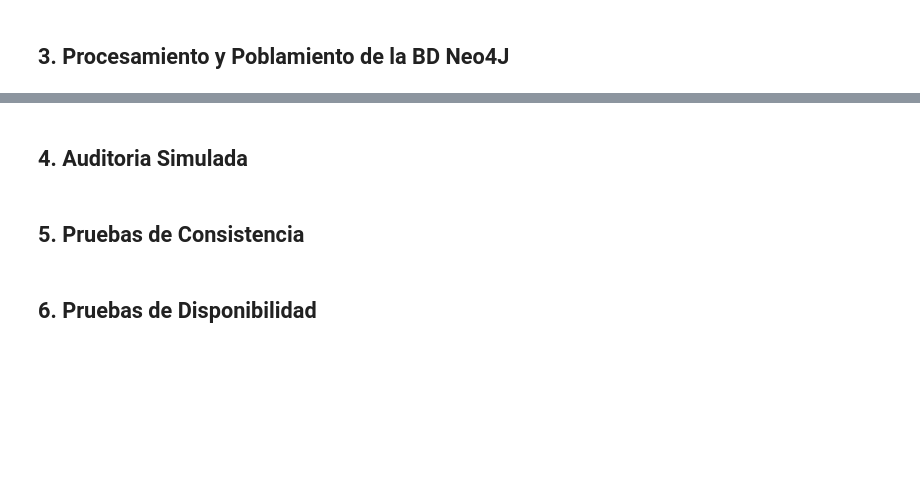
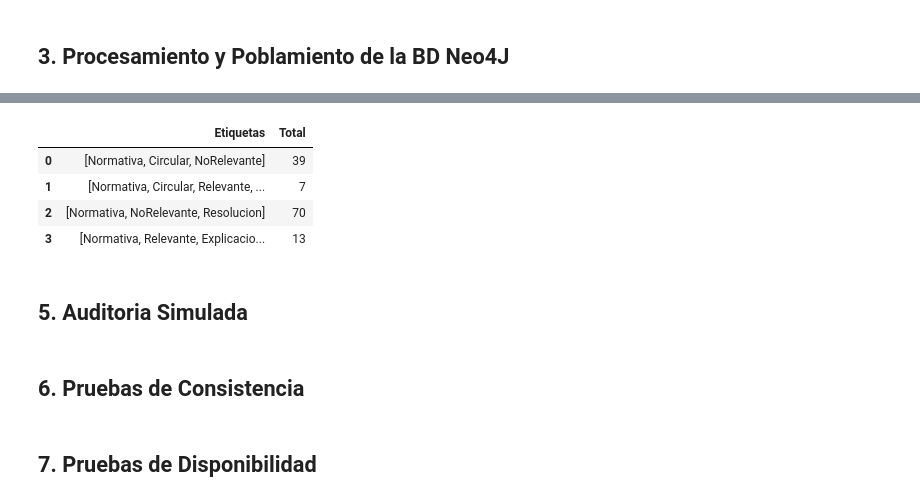
Before and after one commit to moriciii3/laboratorio-bbdda, a Jupyter notebook: lab-3/notebook.ipynb, the cells around one changed output, grey strips where cells are left out. Saved outputs shown, nothing was run; the diff lists cells and outputs as text; code cells hidden in the pictures; blank space fills up the shorter version.

```diff
--- a/lab-3/notebook.ipynb
+++ b/lab-3/notebook.ipynb
@@ -114,6 +313,20 @@ for index, row in df.iterrows():
+# %%
+# Consulta de control: Cuenta cuántos nodos hay por cada etiqueta existente
+q_control = """
+MATCH (n:Normativa)
+RETURN labels(n) AS Etiquetas, count(n) AS Total
+"""
+df_control = pd.DataFrame([r.data() for r in session.run(q_control)])
+df_control
+# %% [output]
+|  | Etiquetas | Total |
+| 0 | [Normativa, Circular, NoRelevante] | 39 |
+| 1 | [Normativa, Circular, Relevante, ... | 7 |
+| 2 | [Normativa, NoRelevante, Resolucion] | 70 |
+| 3 | [Normativa, Relevante, Explicacio... | 13 |
 # %% [markdown]
-## 4. Auditoria Simulada
+## 5. Auditoria Simulada
 # %% [markdown]
-## 5. Pruebas de Consistencia
+## 6. Pruebas de Consistencia
 # %% [markdown]
-## 6. Pruebas de Disponibilidad
+## 7. Pruebas de Disponibilidad
```
Also changed, not shown: parts of 27 cells of this notebook.
